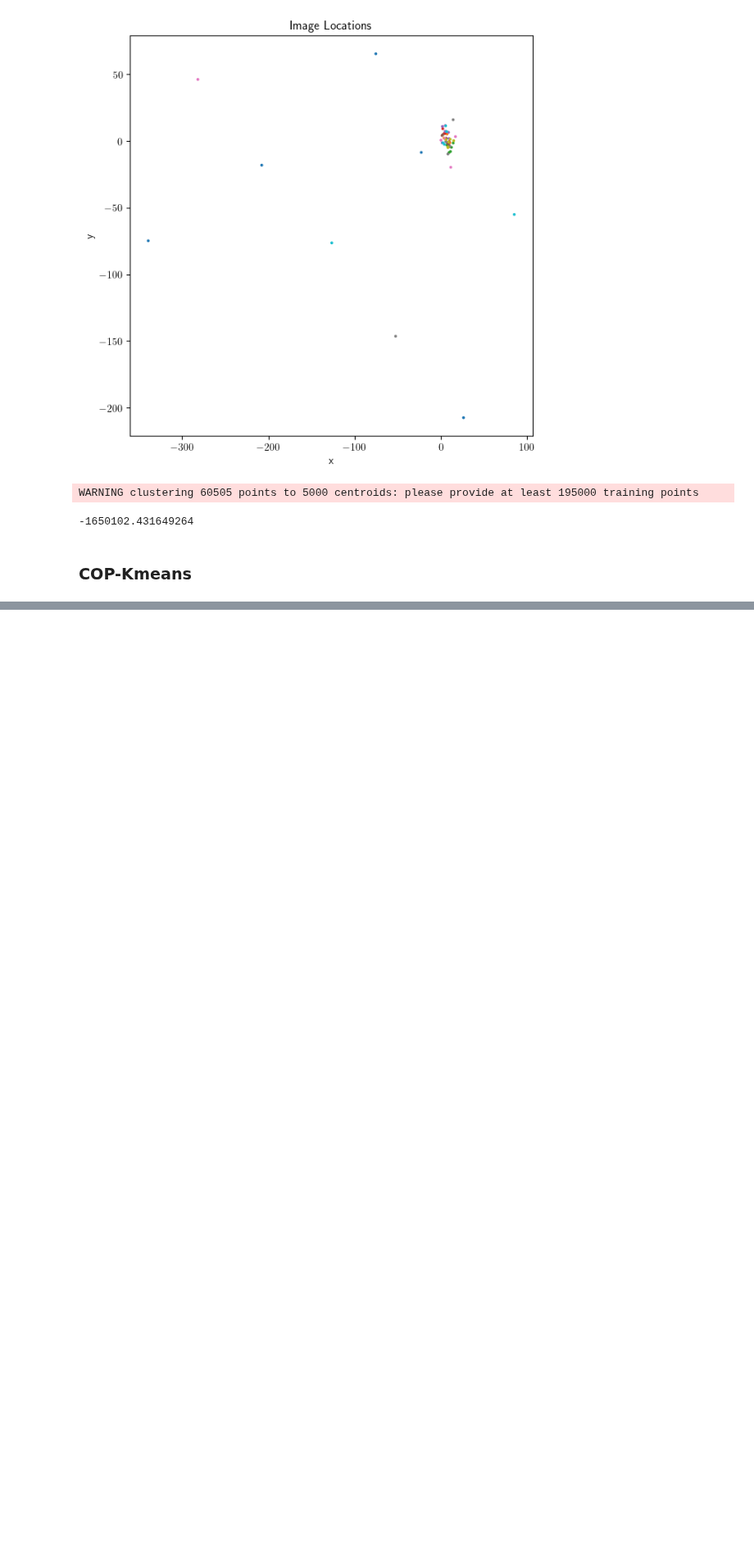
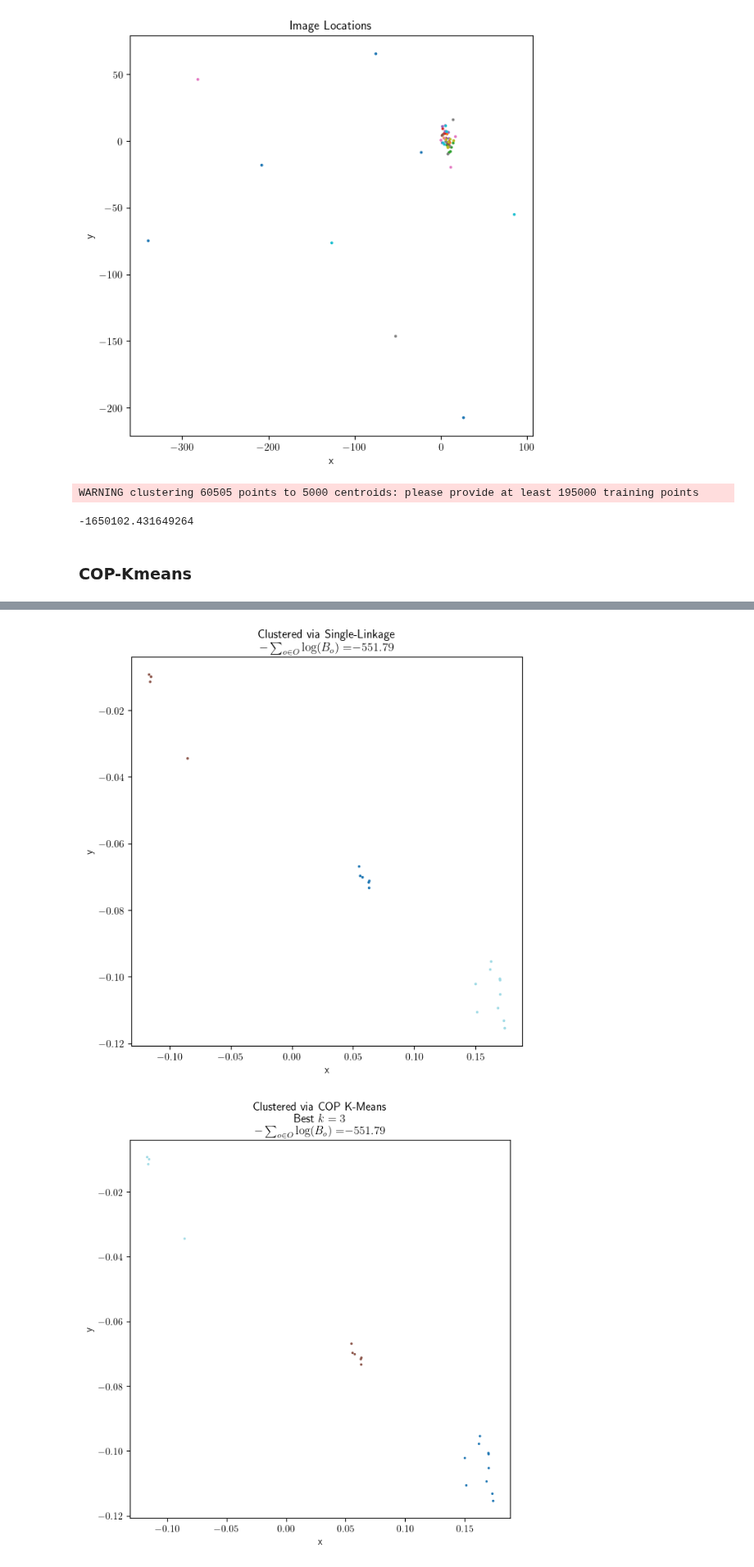
Before and after one commit to jacobf18/astronomical-matching, a Jupyter notebook: hubble.ipynb, the cells around one changed output, grey strips where cells are left out. Shown at 82% size. Saved outputs shown, nothing was run; the diff lists cells and outputs as text; code cells hidden in the pictures; blank space fills up the shorter version.

```diff
--- a/hubble.ipynb
+++ b/hubble.ipynb
@@ -721,0 +549,3 @@ plt.show()
+# %%
+data_df_2 = load_data("data/match_6000160767697.csv")
+data_df_2
@@ -721,0 +570,7 @@ plt.show()
+# %%
+plot_friends_of_friends(data_df_2)
+plot_cop_kmeans(data_df_2)
+plot_miqcp(data_df_2, 5)
+# %% [output]
+[figure, added]
+[figure, added]
```
Also changed, not shown: parts of 31 cells of this notebook, 9 other files.
